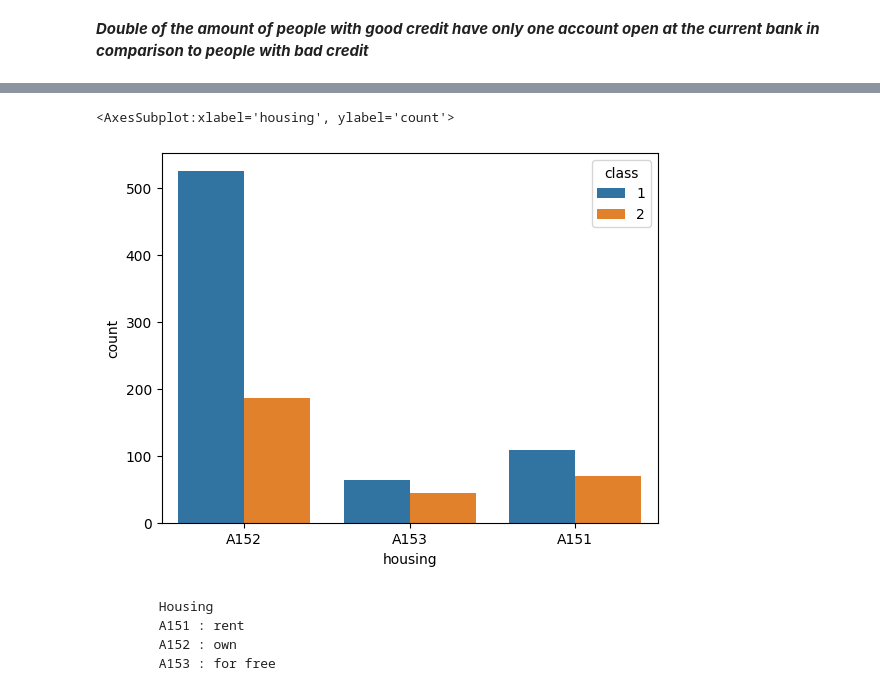
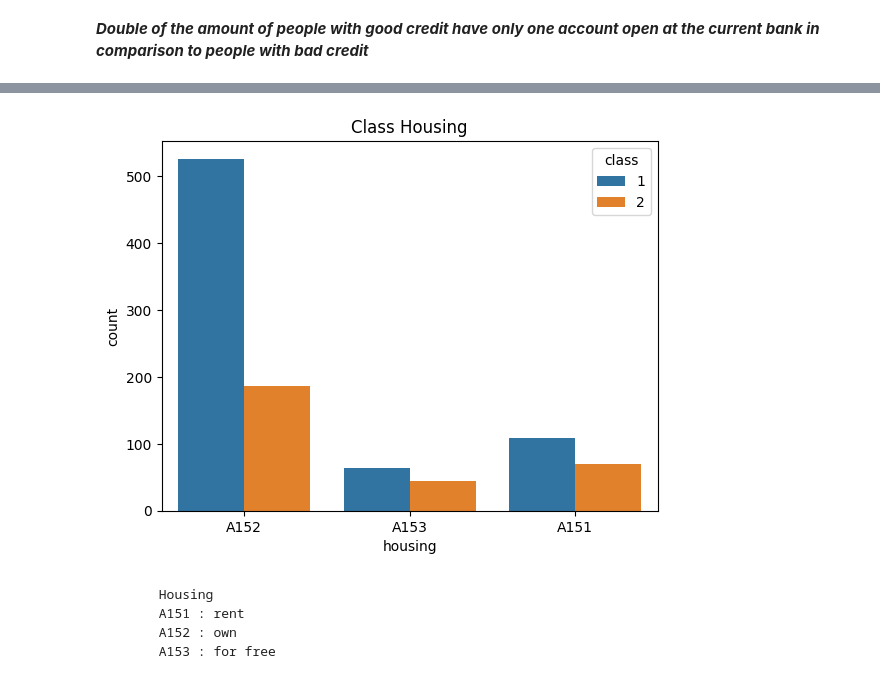
Before and after one commit to lopez-Luis89/Credit, a Jupyter notebook: Team Project AAI 501.ipynb, the cells around one changed output, grey strips where cells are left out. Saved outputs shown, nothing was run; the diff lists cells and outputs as text; code cells hidden in the pictures.

```diff
--- a/Team Project AAI 501.ipynb
+++ b/Team Project AAI 501.ipynb
@@ -468,8 +398,9 @@ Index(['duration_month', 'credit_amount', 'present_employment',
 # %%
 sns.countplot(data=df_encoded, x = 'housing', hue='class')
+plt.title('Class Housing')
+plt.show();
 # %% [output]
-<AxesSubplot:xlabel='housing', ylabel='count'>
-[figure, old version]
+[figure, new version]
 # %% [markdown]
 	      Housing
 	      A151 : rent
```
Also changed, not shown: parts of 60 cells of this notebook.
